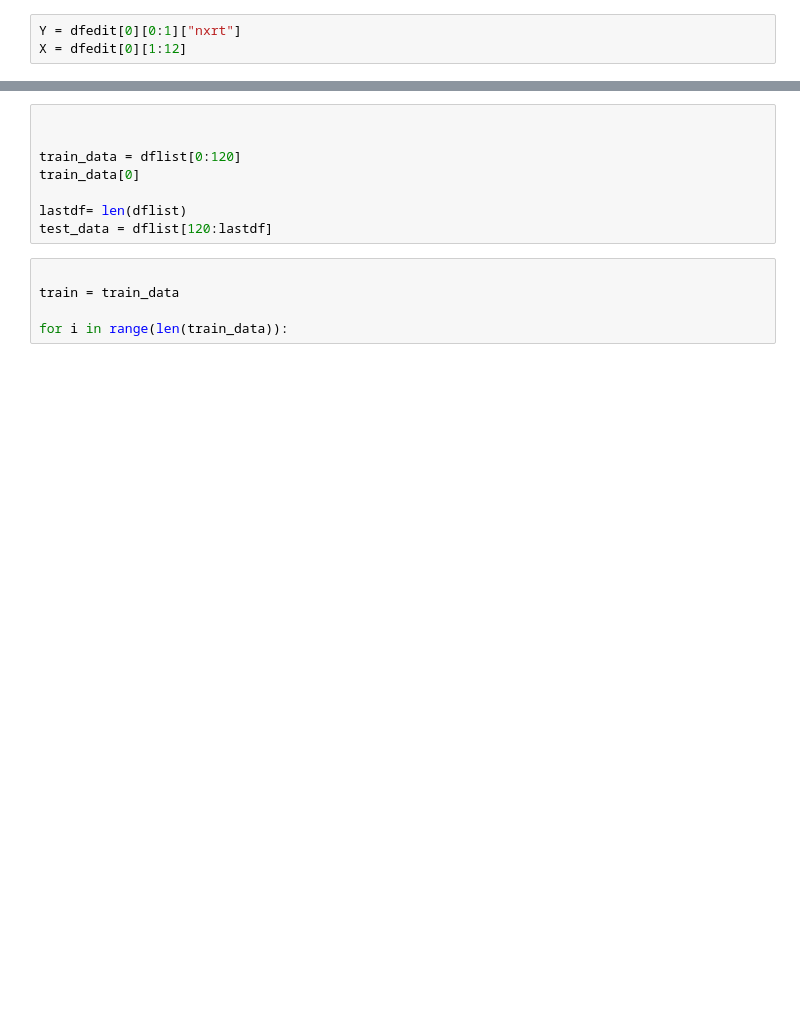
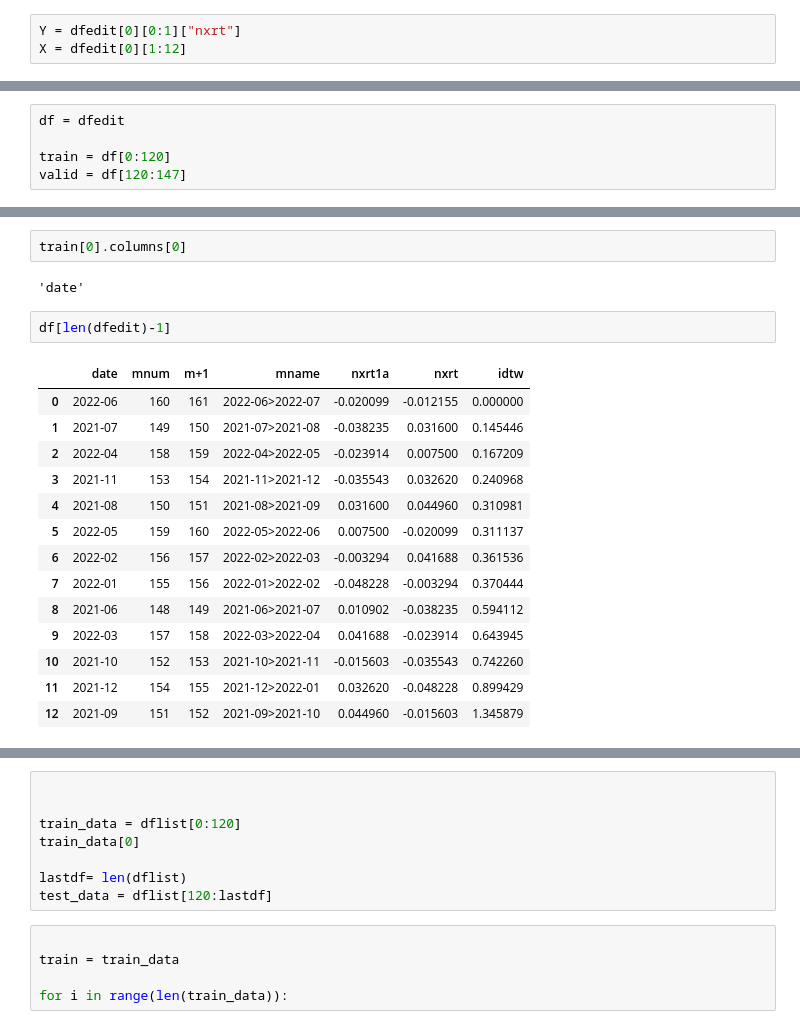
Before and after one commit to gitbiginner/ststpy, a Jupyter notebook: stockmw.ipynb, the cells around one changed output, grey strips where cells are left out. Saved outputs shown, nothing was run; the diff lists cells and outputs as text; blank space fills up the shorter version.

```diff
--- a/stockmw.ipynb
+++ b/stockmw.ipynb
@@ -393,0 +417,5 @@ NameError: name 'features' is not defined
+# %%
+df = dfedit
+
+train = df[0:120]
+valid = df[120:147]
@@ -393,0 +440,21 @@ NameError: name 'features' is not defined
+# %%
+train[0].columns[0]
+# %% [output]
+'date'
+# %%
+df[len(dfedit)-1]
+# %% [output]
+|  | date | mnum | m+1 | mname | nxrt1a | nxrt | idtw |
+| 0 | 2022-06 | 160 | 161 | 2022-06>2022-07 | -0.020099 | -0.012155 | 0.000000 |
+| 1 | 2021-07 | 149 | 150 | 2021-07>2021-08 | -0.038235 | 0.031600 | 0.145446 |
+| 2 | 2022-04 | 158 | 159 | 2022-04>2022-05 | -0.023914 | 0.007500 | 0.167209 |
+| 3 | 2021-11 | 153 | 154 | 2021-11>2021-12 | -0.035543 | 0.032620 | 0.240968 |
+| 4 | 2021-08 | 150 | 151 | 2021-08>2021-09 | 0.031600 | 0.044960 | 0.310981 |
+| 5 | 2022-05 | 159 | 160 | 2022-05>2022-06 | 0.007500 | -0.020099 | 0.311137 |
+| 6 | 2022-02 | 156 | 157 | 2022-02>2022-03 | -0.003294 | 0.041688 | 0.361536 |
+| 7 | 2022-01 | 155 | 156 | 2022-01>2022-02 | -0.048228 | -0.003294 | 0.370444 |
+| 8 | 2021-06 | 148 | 149 | 2021-06>2021-07 | 0.010902 | -0.038235 | 0.594112 |
+| 9 | 2022-03 | 157 | 158 | 2022-03>2022-04 | 0.041688 | -0.023914 | 0.643945 |
+| 10 | 2021-10 | 152 | 153 | 2021-10>2021-11 | -0.015603 | -0.035543 | 0.742260 |
+| 11 | 2021-12 | 154 | 155 | 2021-12>2022-01 | 0.032620 | -0.048228 | 0.899429 |
+| 12 | 2021-09 | 151 | 152 | 2021-09>2021-10 | 0.044960 | -0.015603 | 1.345879 |
```
Also changed, not shown: parts of 23 cells of this notebook, 1 other file.
